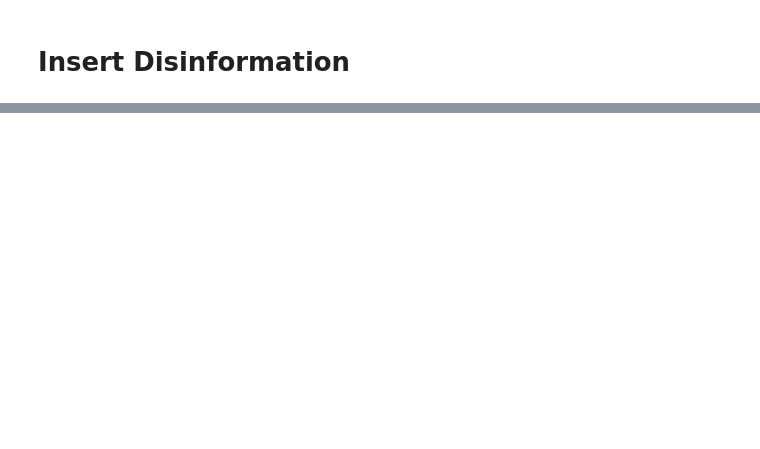
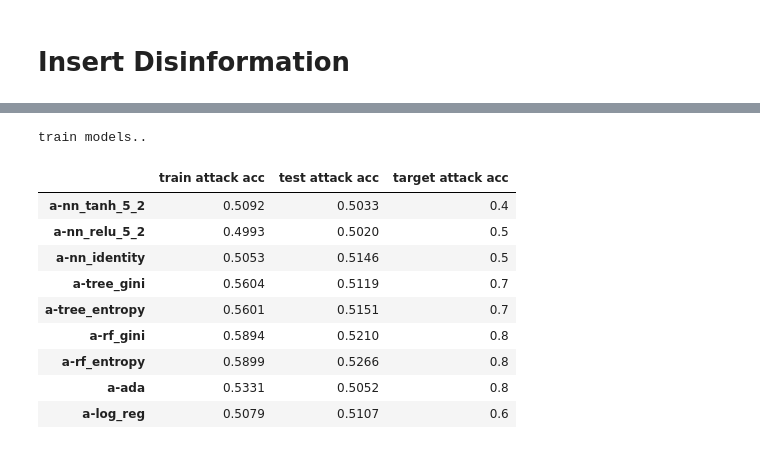
Before and after one commit to geonheo/Redactor, a Jupyter notebook: Tutorial.ipynb, the cells around one changed output, grey strips where cells are left out. Drawn from its saved outputs; the diff is of its cells as text; code cells hidden in the pictures; blank space fills up the shorter version.

```diff
--- a/Tutorial.ipynb
+++ b/Tutorial.ipynb
@@ -117,0 +186,31 @@ result_dis
+# %%
+from sklearn.model_selection import train_test_split
+from model import AttackModels, attack_input
+
+np.random.seed(726)
+
+vi = 1
+victim_clean = v_models.models[vi]
+x_mia, y_mia, x_mia_ta, y_mia_ta = attack_input(victim_clean, x_tr, y_tr, x_te, y_te, x_ta, y_ta)
+x_mia_tr, x_mia_te, y_mia_tr, y_mia_te = train_test_split(x_mia, y_mia, test_size  = 0.25)
+# %%
+model_names = ['nn_tanh_5_2','nn_relu_5_2', 'nn_identity', 'tree_gini', 'tree_entropy',
+               'rf_gini', 'rf_entropy', 'ada', 'log_reg']
+
+a_models = AttackModels(model_names)
+a_models.train_all(x_mia_tr, y_mia_tr)
+a_result_clean = a_models.show_performance([(x_mia_tr,y_mia_tr), (x_mia_te,y_mia_te), (x_mia_ta,y_mia_ta)],
+                         cnames=['train attack', 'test attack','target attack'])
+a_result_clean
+# %% [output]
+train models..
+|  | train attack acc | test attack acc | target attack acc |
+| a-nn_tanh_5_2 | 0.5092 | 0.5033 | 0.4 |
+| a-nn_relu_5_2 | 0.4993 | 0.5020 | 0.5 |
+| a-nn_identity | 0.5053 | 0.5146 | 0.5 |
+| a-tree_gini | 0.5604 | 0.5119 | 0.7 |
+| a-tree_entropy | 0.5601 | 0.5151 | 0.7 |
+| a-rf_gini | 0.5894 | 0.5210 | 0.8 |
+| a-rf_entropy | 0.5899 | 0.5266 | 0.8 |
+| a-ada | 0.5331 | 0.5052 | 0.8 |
+| a-log_reg | 0.5079 | 0.5107 | 0.6 |
```
Also changed, not shown: parts of 12 cells of this notebook, 3 other files.
